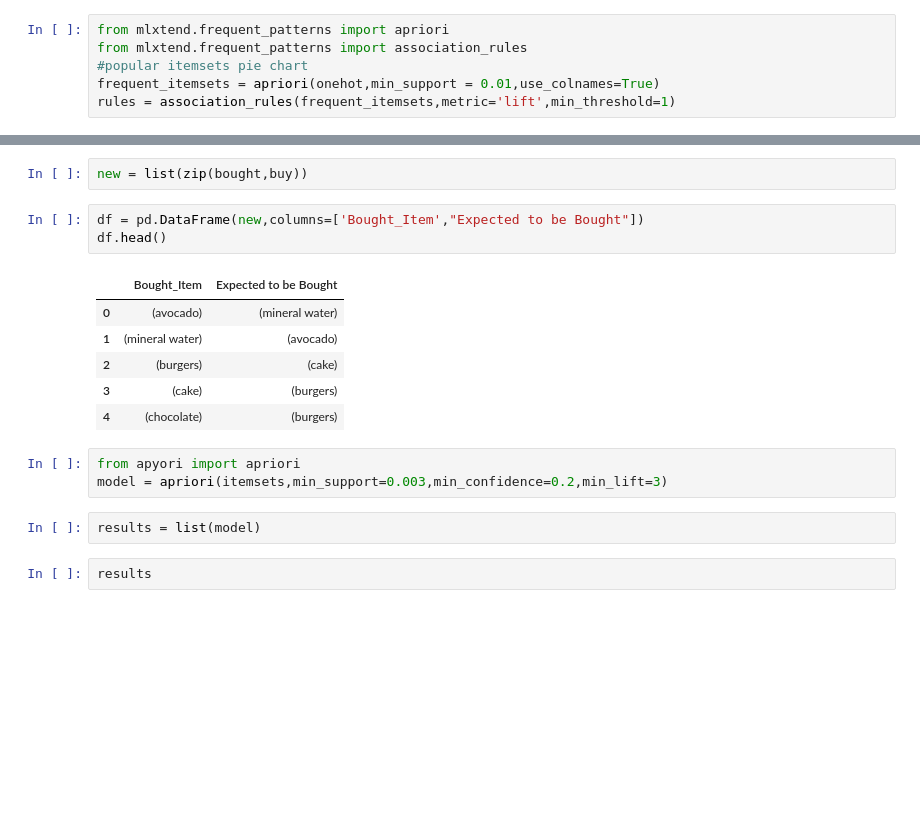
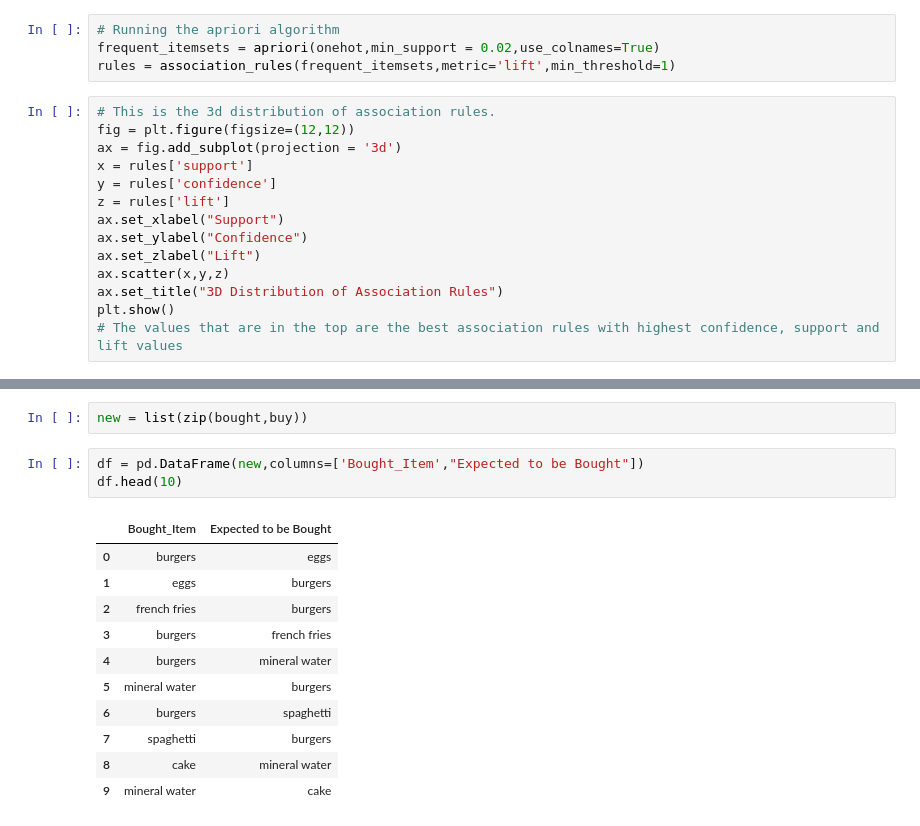
Before and after one commit to AnushkaMazumdar2/Machine_Learning, a Jupyter notebook: 2348505_Lab_3.ipynb, the cells around one changed output, grey strips where cells are left out. Cells and saved outputs as stored; diff of their text form; blank space fills up the shorter version.

```diff
--- a/2348505_Lab_3.ipynb
+++ b/2348505_Lab_3.ipynb
@@ -92,6 +96,18 @@ Association Rule Mining using Apriori Algorithm
 # %%
-from mlxtend.frequent_patterns import apriori
-from mlxtend.frequent_patterns import association_rules
-#popular itemsets pie chart
-frequent_itemsets = apriori(onehot,min_support = 0.01,use_colnames=True)
+# Running the apriori algorithm
+frequent_itemsets = apriori(onehot,min_support = 0.02,use_colnames=True)
 rules = association_rules(frequent_itemsets,metric='lift',min_threshold=1)
+# %%
+# This is the 3d distribution of association rules.
+fig = plt.figure(figsize=(12,12))
+ax = fig.add_subplot(projection = '3d')
+x = rules['support']
+y = rules['confidence']
+z = rules['lift']
+ax.set_xlabel("Support")
+ax.set_ylabel("Confidence")
+ax.set_zlabel("Lift")
+ax.scatter(x,y,z)
+ax.set_title("3D Distribution of Association Rules")
+plt.show()
+# The values that are in the top are the best association rules with highest confidence, support and lift values
@@ -287,18 +294,16 @@ buy = rules['consequents']
 new = list(zip(bought,buy))
 # %%
 df = pd.DataFrame(new,columns=['Bought_Item',"Expected to be Bought"])
-df.head()
+df.head(10)
 # %% [output]
 |  | Bought_Item | Expected to be Bought |
-| 0 | (avocado) | (mineral water) |
-| 1 | (mineral water) | (avocado) |
-| 2 | (burgers) | (cake) |
-| 3 | (cake) | (burgers) |
-| 4 | (chocolate) | (burgers) |
+| 0 | burgers | eggs |
+| 1 | eggs | burgers |
+| 2 | french fries | burgers |
+| 3 | burgers | french fries |
+| 4 | burgers | mineral water |
+| 5 | mineral water | burgers |
+| 6 | burgers | spaghetti |
+| 7 | spaghetti | burgers |
+| 8 | cake | mineral water |
+| 9 | mineral water | cake |
-# %%
-from apyori import apriori
-model = apriori(itemsets,min_support=0.003,min_confidence=0.2,min_lift=3)
-# %%
-results = list(model)
-# %%
-results
```
Also changed, not shown: parts of 42 cells of this notebook.
